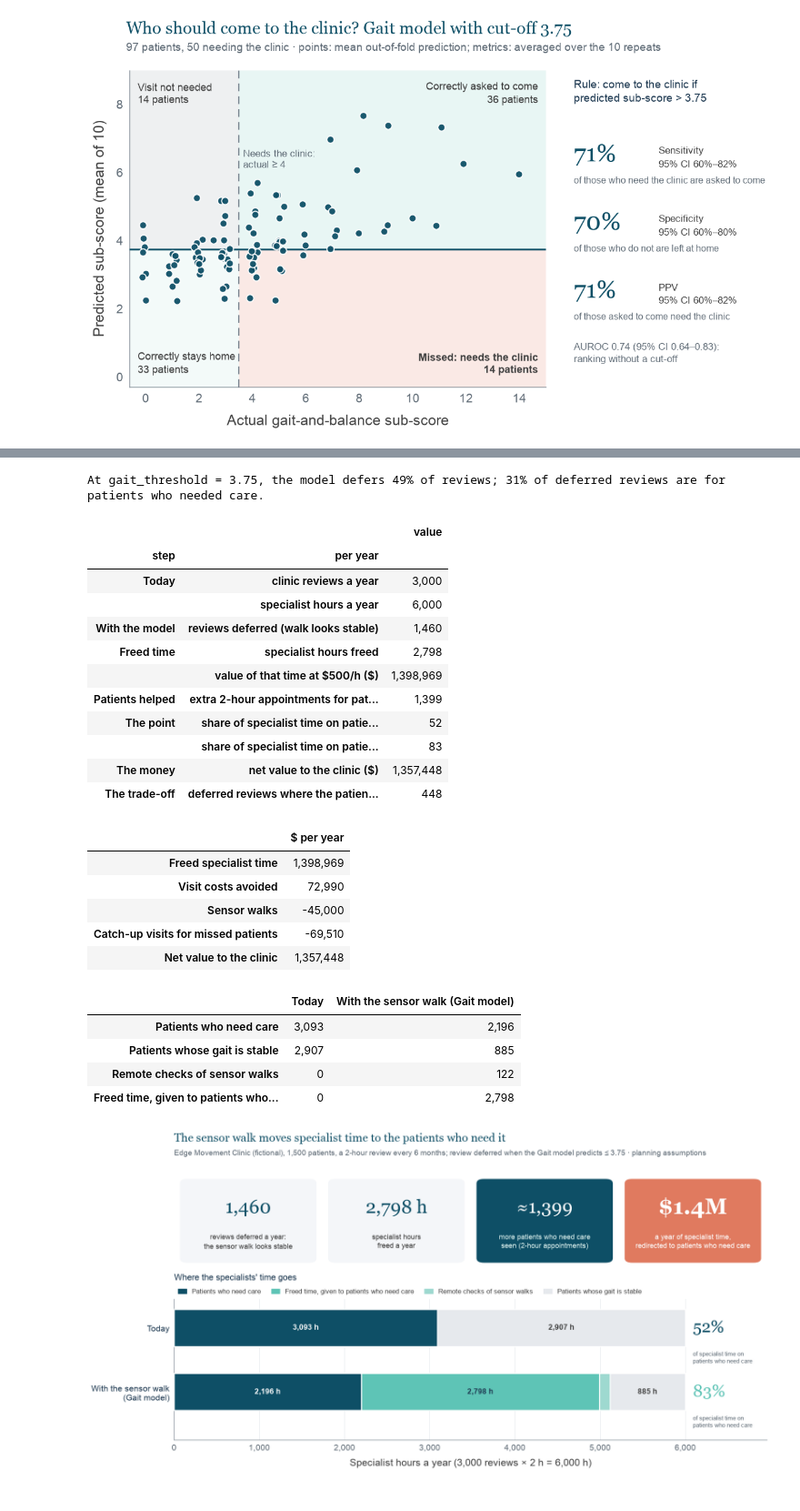
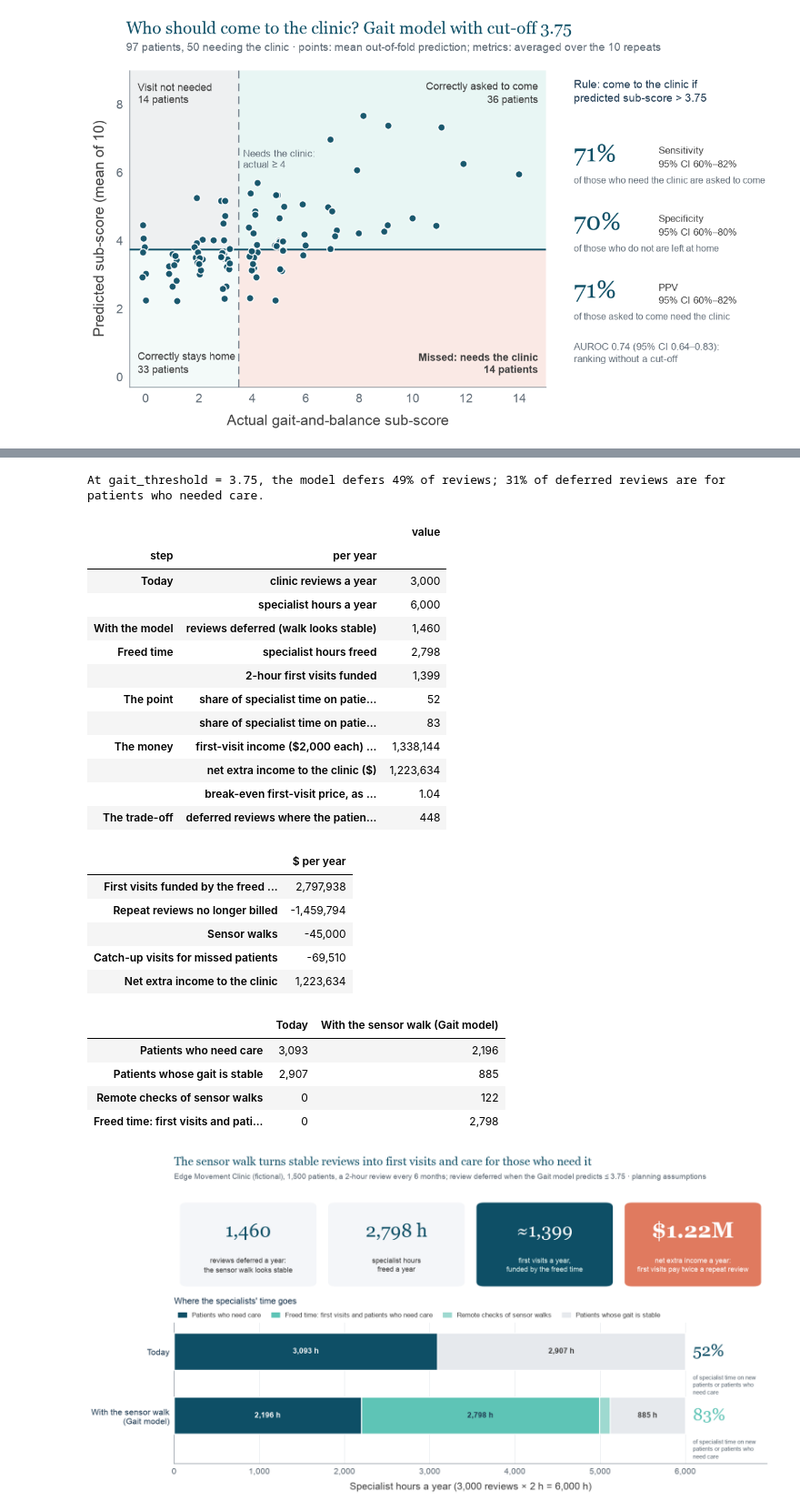
Before and after one commit to aajala3/edge-clinic-gait-model, a Jupyter notebook: gait_model.ipynb, the cells around one changed output, grey strips where cells are left out. Shown at 91% size. Drawn from its saved outputs; the diff is of its cells as text; code cells hidden in the pictures.

```diff
--- a/gait_model.ipynb
+++ b/gait_model.ipynb
@@ -960,8 +963,9 @@ Section 9. The clinic and money figures are **planning assumptions** in US dolla
 PATIENTS = 1500               # patients under follow-up, each reviewed every 6 months
 REVIEW_MIN = 120              # length of a clinic review (minutes): 2 hours
 REMOTE_CHECK_MIN = 5          # clinician time to check a deferred patient's sensor walk (minutes)
-SPECIALIST_COST_HOUR = 500    # $ per specialist hour (fully loaded): the value of each freed hour
-VISIT_OVERHEAD = 50           # $ non-staff cost of a clinic visit (room, admin, consumables)
+SPECIALIST_RATE = 500         # $ per specialist hour
+REPEAT_REVIEW_PRICE = SPECIALIST_RATE * REVIEW_MIN / 60    # $ billed per repeat review (2 h): $1,000
+FIRST_VISIT_PRICE = 2 * REPEAT_REVIEW_PRICE               # $ billed per first visit: twice a repeat review
 SENSOR_WALK_COST = 15           # $ per sensor walk (sensor kit, postage, data)
 CATCHUP_SHARE = 0.5           # share of missed patients who come back for an unplanned visit
 CATCHUP_COST = 310            # $ per unplanned visit
@@ -979,41 +983,44 @@ deferred = reviews * share_deferred
 missed = reviews * share_missed
 check_h = deferred * REMOTE_CHECK_MIN / 60
 hours_freed = deferred * review_h - check_h
-extra_appointments = hours_freed / review_h                     # extra 2-hour appointments for patients who need care
+first_visits = hours_freed / review_h                           # 2-hour first visits funded by the freed time
 
 # where the specialist hours go, today and with the model
 hours = pd.DataFrame({
     "Today": {"Patients who need care": reviews * share_need * review_h,
               "Patients whose gait is stable": reviews * (1 - share_need) * review_h,
               "Remote checks of sensor walks": 0.0,
-              "Freed time, given to patients who need care": 0.0},
+              "Freed time: first visits and patients who need care": 0.0},
     "With the sensor walk (Gait model)": {"Patients who need care": reviews * share_kept_need * review_h,
                            "Patients whose gait is stable": reviews * (1 - share_deferred - share_kept_need) * review_h,
                            "Remote checks of sensor walks": check_h,
-                           "Freed time, given to patients who need care": hours_freed},
+                           "Freed time: first visits and patients who need care": hours_freed},
 })
 need_share_today = hours.loc["Patients who need care", "Today"] / hours["Today"].sum()
-need_share_model = (hours.loc[["Patients who need care", "Freed time, given to patients who need care"],
+need_share_model = (hours.loc[["Patients who need care", "Freed time: first visits and patients who need care"],
                               "With the sensor walk (Gait model)"].sum() / hours["With the sensor walk (Gait model)"].sum())
 
 money = pd.Series({
-    "Freed specialist time": hours_freed * SPECIALIST_COST_HOUR,
-    "Visit costs avoided": deferred * VISIT_OVERHEAD,
+    "First visits funded by the freed time": first_visits * FIRST_VISIT_PRICE,
+    "Repeat reviews no longer billed": -deferred * REPEAT_REVIEW_PRICE,
     "Sensor walks": -reviews * SENSOR_WALK_COST,
     "Catch-up visits for missed patients": -missed * CATCHUP_SHARE * CATCHUP_COST,
 }, name="$ per year")
-money["Net value to the clinic"] = money.sum()
+money["Net extra income to the clinic"] = money.sum()
+break_even = deferred / first_visits                           # first-visit price / repeat-review price to break even
 
 story = pd.DataFrame([
     ("Today", "clinic reviews a year", reviews),
     ("Today", "specialist hours a year", reviews * review_h),
     ("With the model", "reviews deferred (walk looks stable)", deferred),
     ("Freed time", "specialist hours freed", hours_freed),
-    ("Freed time", f"value of that time at ${SPECIALIST_COST_HOUR}/h ($)", hours_freed * SPECIALIST_COST_HOUR),
-    ("Patients helped", "extra 2-hour appointments for patients who need care", extra_appointments),
+    ("Freed time", "2-hour first visits funded", first_visits),
     ("The point", "share of specialist time on patients who need care, today (%)", 100 * need_share_today),
     ("The point", "share of specialist time on patients who need care, with the model (%)", 100 * need_share_model),
-    ("The money", "net value to the clinic ($)", money["Net value to the clinic"]),
+    ("The money", f"first-visit income (${FIRST_VISIT_PRICE:,.0f} each) less repeat reviews no longer billed "
+                  f"(${REPEAT_REVIEW_PRICE:,.0f} each) ($)", money.iloc[0] + money.iloc[1]),
+    ("The money", "net extra income to the clinic ($)", money["Net extra income to the clinic"]),
+    ("The money", "break-even first-visit price, as a multiple of a repeat review", break_even),
     ("The trade-off", "deferred reviews where the patient needed care", missed),
 ], columns=["step", "per year", "value"]).set_index(["step", "per year"])
 story.to_csv(paths.TABLES_DIR / "gc_impact.csv")
@@ -1021,7 +1028,7 @@ money.to_csv(paths.TABLES_DIR / "gc_impact_money.csv")
 hours.to_csv(paths.TABLES_DIR / "gc_impact_hours.csv")
 print(f"At gait_threshold = {gait_threshold}, the model defers {share_deferred:.0%} of reviews; "
       f"{share_missed / share_deferred:.0%} of deferred reviews are for patients who needed care.")
-display(story.round(0).astype(int).style.format("{:,}"))
+display(story.style.format(lambda v: f"{v:,.2f}" if abs(v) < 10 else f"{v:,.0f}"))
 display(money.round(0).astype(int).to_frame().style.format("{:,}"))
 hours.round(0).astype(int).style.format("{:,}")
 # %% [output]
@@ -1032,23 +1039,24 @@ At gait_threshold = 3.75, the model defers 49% of reviews; 31% of deferred revie
 |  | specialist hours a year | 6,000 |
 | With the model | reviews deferred (walk looks stable) | 1,460 |
 | Freed time | specialist hours freed | 2,798 |
-|  | value of that time at $500/h ($) | 1,398,969 |
-| Patients helped | extra 2-hour appointments for pat... | 1,399 |
+|  | 2-hour first visits funded | 1,399 |
 | The point | share of specialist time on patie... | 52 |
 |  | share of specialist time on patie... | 83 |
-| The money | net value to the clinic ($) | 1,357,448 |
+| The money | first-visit income ($2,000 each) ... | 1,338,144 |
+|  | net extra income to the clinic ($) | 1,223,634 |
+|  | break-even first-visit price, as ... | 1.04 |
 | The trade-off | deferred reviews where the patien... | 448 |
 |  | $ per year |
-| Freed specialist time | 1,398,969 |
-| Visit costs avoided | 72,990 |
+| First visits funded by the freed ... | 2,797,938 |
+| Repeat reviews no longer billed | -1,459,794 |
 | Sensor walks | -45,000 |
 | Catch-up visits for missed patients | -69,510 |
-| Net value to the clinic | 1,357,448 |
+| Net extra income to the clinic | 1,223,634 |
 |  | Today | With the sensor walk (Gait model) |
 | Patients who need care | 3,093 | 2,196 |
 | Patients whose gait is stable | 2,907 | 885 |
 | Remote checks of sensor walks | 0 | 122 |
-| Freed time, given to patients who... | 0 | 2,798 |
+| Freed time: first visits and pati... | 0 | 2,798 |
 # %%
 from matplotlib.patches import FancyBboxPatch, Patch
 
@@ -1064,9 +1072,9 @@ def impact_figure(title=True):
     top = fig.add_subplot(gs[0]); top.axis("off"); top.set_xlim(0, 4); top.set_ylim(0, 1)
     cards = [(f"{deferred:,.0f}", "reviews deferred a year:\nthe sensor walk looks stable", D.CARD, D.DARK_TEAL, D.TEXT, "none"),
              (f"{hours_freed:,.0f} h", "specialist hours\nfreed a year", D.CARD, D.DARK_TEAL, D.TEXT, "none"),
-             (f"≈{extra_appointments:,.0f}", f"more patients who need care\nseen ({REVIEW_MIN / 60:g}-hour appointments)",
+             (f"≈{first_visits:,.0f}", f"first visits a year,\nfunded by the freed time",
               D.DARK_TEAL, D.WHITE, D.MINT, "none"),
-             (f"${hours_freed * SPECIALIST_COST_HOUR / 1e6:,.1f}M", "a year of specialist time,\nredirected to patients who need care",
+             (f"${money['Net extra income to the clinic'] / 1e6:,.2f}M", "net extra income a year:\nfirst visits pay twice a repeat review",
               D.CORAL, D.WHITE, D.WHITE, "none")]
     for j, (big, small, fc, tc, sc, ec) in enumerate(cards):
         top.add_patch(FancyBboxPatch((j + 0.04, 0.04), 0.92, 0.92, boxstyle="round,pad=0,rounding_size=0.05",
@@ -1078,7 +1086,7 @@ def impact_figure(title=True):
     # ---- where the specialist hours go ----------------------------------------------------------------------
     ax = fig.add_subplot(gs[1])
     segs = [("Patients who need care", D.DARK_TEAL, D.WHITE),
-            ("Freed time, given to patients who need care", D.TEAL, D.NAVY),
+            ("Freed time: first visits and patients who need care", D.TEAL, D.NAVY),
             ("Remote checks of sensor walks", D.LIGHT_TEAL, D.NAVY),
             ("Patients whose gait is stable", D.GRID, D.TEXT)]
     rows = ["With the sensor walk (Gait model)", "Today"]
@@ -1096,36 +1104,36 @@ def impact_figure(title=True):
             left += v
     share = {"Today": need_share_today, "With the sensor walk (Gait model)": need_share_model}
     for r, col in enumerate(rows):
         ax.text(total * 1.015, r, f"{share[col]:.0%}", ha="left", va="center", fontsize=30, family="serif",
                 color=D.DARK_TEAL if col == "Today" else D.TEAL)
-        ax.text(total * 1.015, r - 0.36, "of specialist time on\npatients who need care", ha="left", va="top",
+        ax.text(total * 1.015, r - 0.36, "of specialist time on new\npatients or patients who\nneed care", ha="left", va="top",
                 fontsize=11, color=D.TEXT_2, linespacing=1.25)
     ax.set_yticks(range(len(rows)))
     ax.set_yticklabels([r.replace(" (", "\n(") for r in rows], fontsize=15, color=D.NAVY, linespacing=1.3)
     ax.set_xlim(0, total * 1.16); ax.set_ylim(-0.75, 1.45)
     ax.set_xlabel(f"Specialist hours a year ({reviews:,} reviews × {REVIEW_MIN / 60:g} h = {total:,.0f} h)")
     ax.set_title("Where the specialists' time goes", loc="left", fontsize=16, color=D.NAVY, pad=34)
     ax.grid(axis="y", visible=False)
     ax.legend(handles=[Patch(color=c, label=n) for n, c, _ in segs], loc="lower left", bbox_to_anchor=(0, 1.0),
               ncol=4, fontsize=12, handlelength=1.3, columnspacing=1.6, borderaxespad=0.2)
     ax.xaxis.set_major_formatter(plt.FuncFormatter(lambda v, _: f"{v:,.0f}"))
     if title:
-        D.title_block(fig, "The sensor walk moves specialist time to the patients who need it",
+        D.title_block(fig, "The sensor walk turns stable reviews into first visits and care for those who need it",
                       f"Edge Movement Clinic (fictional), {PATIENTS:,} patients, a {REVIEW_MIN / 60:g}-hour review every "
                       f"6 months; review deferred when the Gait model predicts ≤ {gait_threshold:g} · planning assumptions",
                       x=0.03, top=0.985)
     return fig
 
 
 with deck_style.context():
     fig = impact_figure(title=True)
     deck_style.save(fig, "gc_impact")
     slide = impact_figure(title=False)
     deck_style.save(slide, "gc_impact_slide")
     plt.close(slide)
     plt.show()
 # %% [output]
-[figure, old version]
+[figure, new version]
 # %% [markdown]
 ## 11. Summary
 
```
Also changed, not shown: parts of 2 cells of this notebook, 30 other files.
